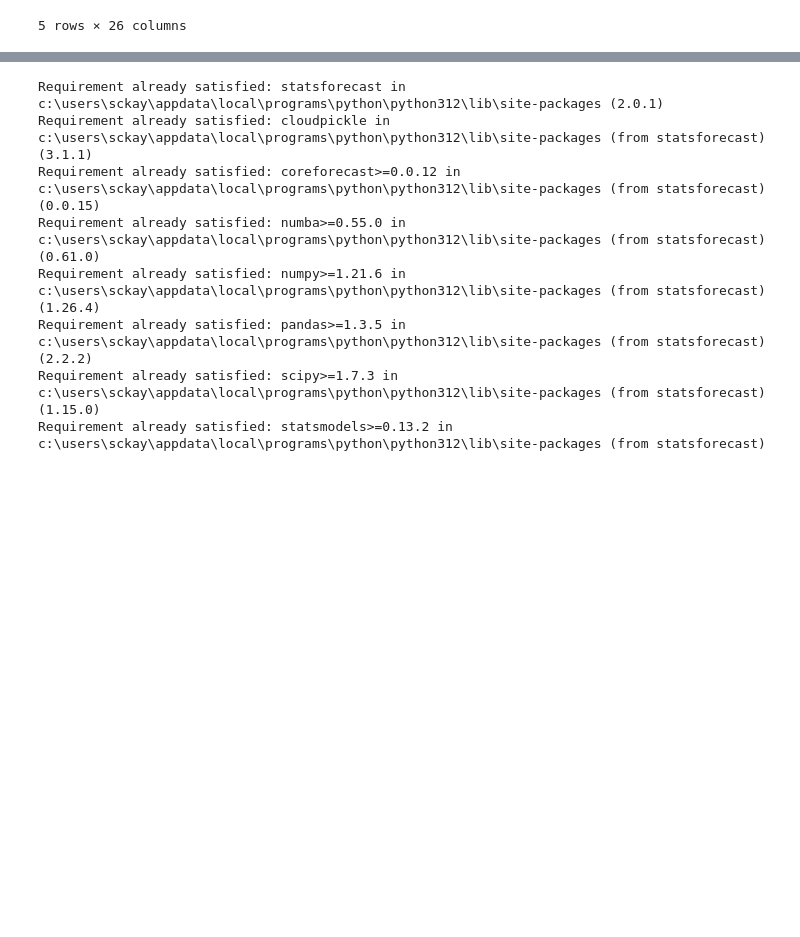
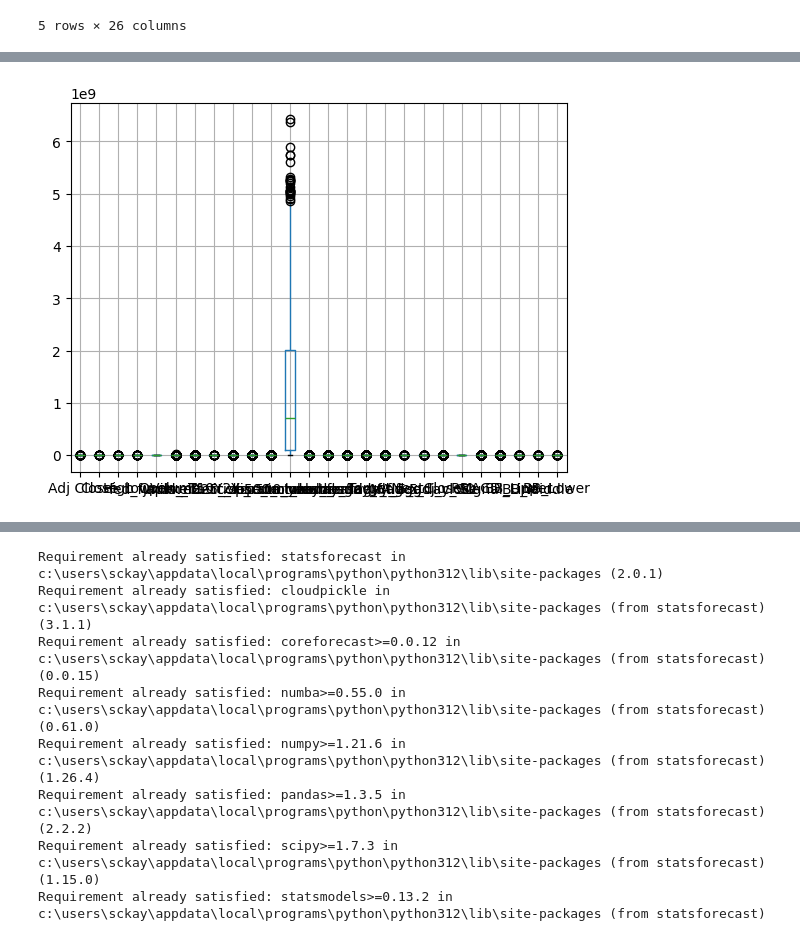
Before and after one commit to Clarkson-Applied-Data-Science/2025_ia651_kay, a Jupyter notebook: toyota.ipynb, the cells around one changed output, grey strips where cells are left out. Drawn from its saved outputs; the diff is of its cells as text; code cells hidden in the pictures; blank space fills up the shorter version.

```diff
--- a/toyota.ipynb
+++ b/toyota.ipynb
@@ -235,0 +202,5 @@ corr2
+# %%
+df.boxplot()
+plt.show()
+# %% [output]
+[figure, added]
```
Also changed, not shown: parts of 66 cells of this notebook, 11 other files.
